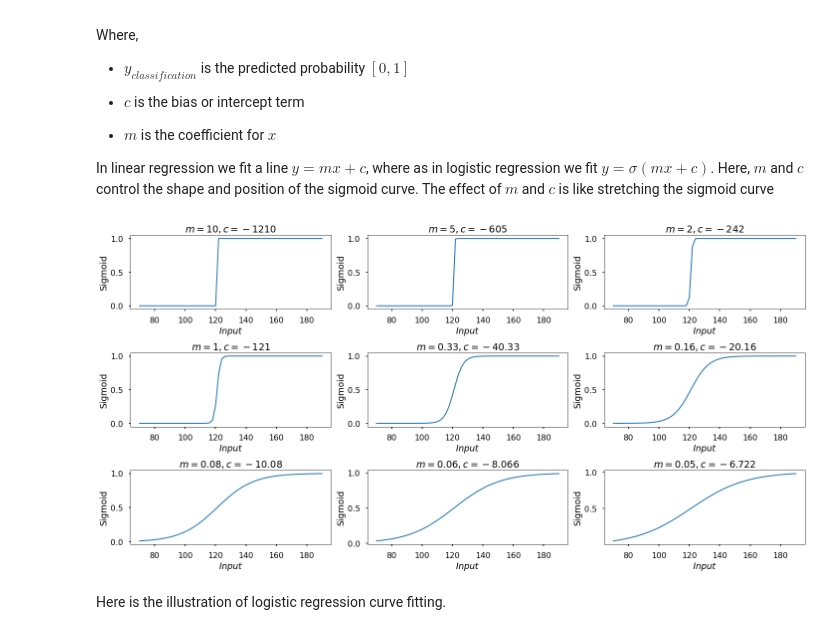
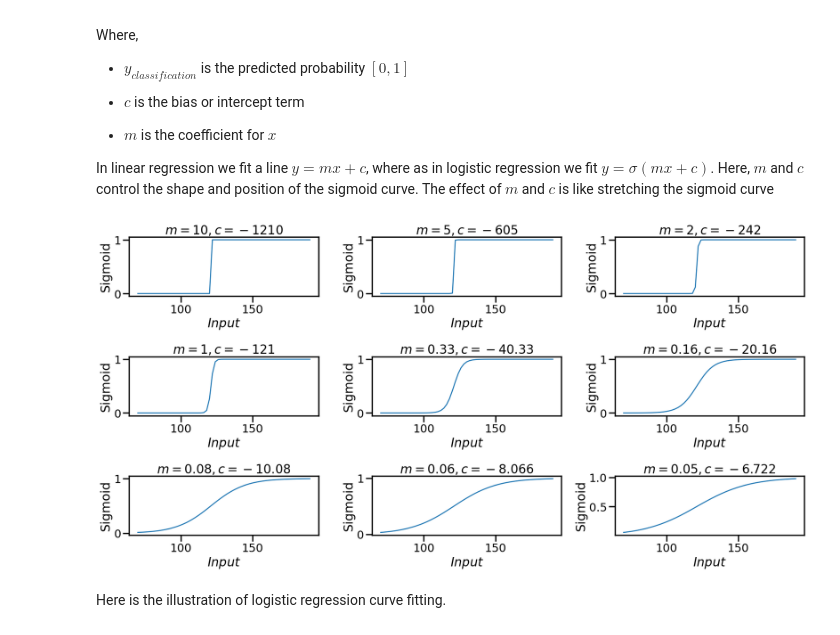
Before and after one commit to VishwasKisaniya/Ai-ML-assignments, a Jupyter notebook: ass_4&5.ipynb, the cells around one changed output. Saved outputs shown, nothing was run; the diff lists cells and outputs as text; code cells hidden in the pictures.

```diff
--- a/ass_4&5.ipynb
+++ b/ass_4&5.ipynb
@@ -30,6 +30,7 @@ This boundary is learnt by logistic regression from your input data. If the data
 import numpy as np
 import pandas as pd
 import matplotlib.pyplot as plt
-
-plt.style.use("seaborn-poster")
+import seaborn as sns
+sns.set_context("poster")
+# plt.style.use("seaborn-poster")
 %matplotlib inline
@@ -128,22 +127,22 @@ In linear regression we fit a line $y=mx+c$, where as in logistic regression we
 # %%
 fig = plt.figure(figsize=(20, 10))
 
 def plot_sigmoid(x, ms, cs, n):
 
     for i in range(len(ms)):
-        ax = fig.add_subplot(np.ceil(np.sqrt(n)), np.round(np.sqrt(n)), i+1)
+        ax = fig.add_subplot(int(np.ceil(np.sqrt(n))), int(np.round(np.sqrt(n))), i+1)
         ax.plot(x, sigmoid( ms[i]*x + cs[i]), linewidth=2)
         ax.set_xlabel("$Input$")
         ax.set_ylabel("Sigmoid")
         ax.set_title("$m=%0.4s, c=%0.6s$"%(ms[i], cs[i]))
     fig.tight_layout()
     plt.show()
 
 ms = [10, 5, 2, 1, 1/3, 1/6, 1/12, 1/15, 1/18]
 cs = [-1210, 5*-121, -242, -121, -121/3, -121/6, -121/12, -121/15, -121/18]
 plot_sigmoid(x, ms, cs, len(ms))
 # %% [output]
-[figure, old version]
+[figure, new version]
 # %% [markdown]
 Here is the illustration of logistic regression curve fitting.
 # %% [markdown]
```
Also changed, not shown: parts of 15 cells of this notebook, 5 other files.
